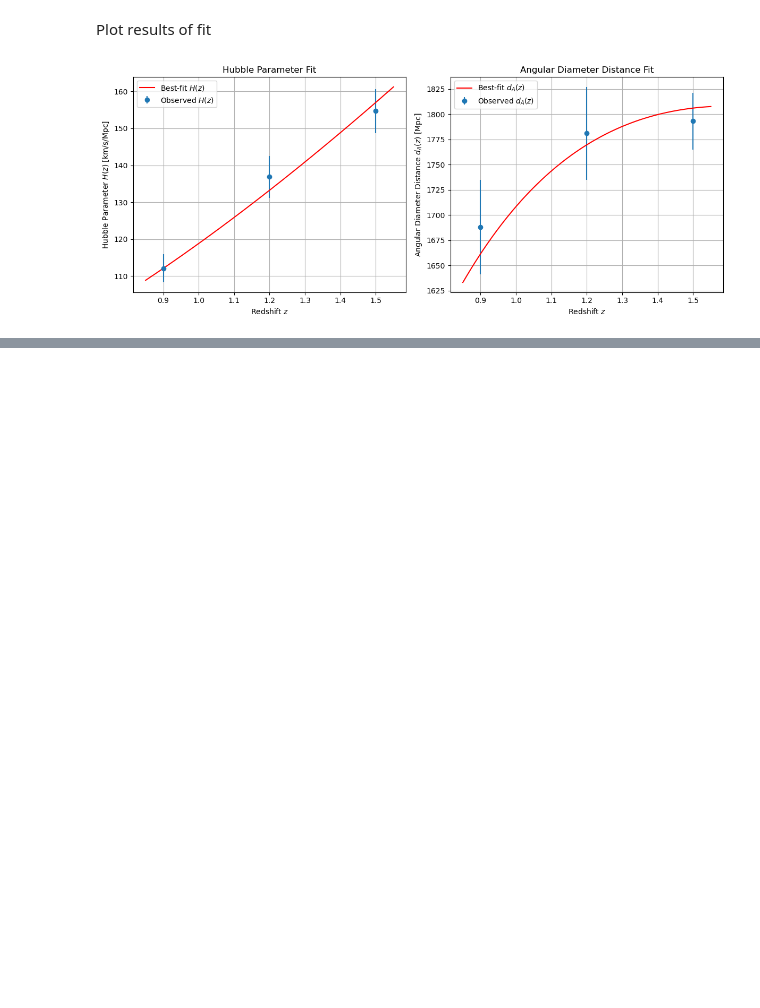
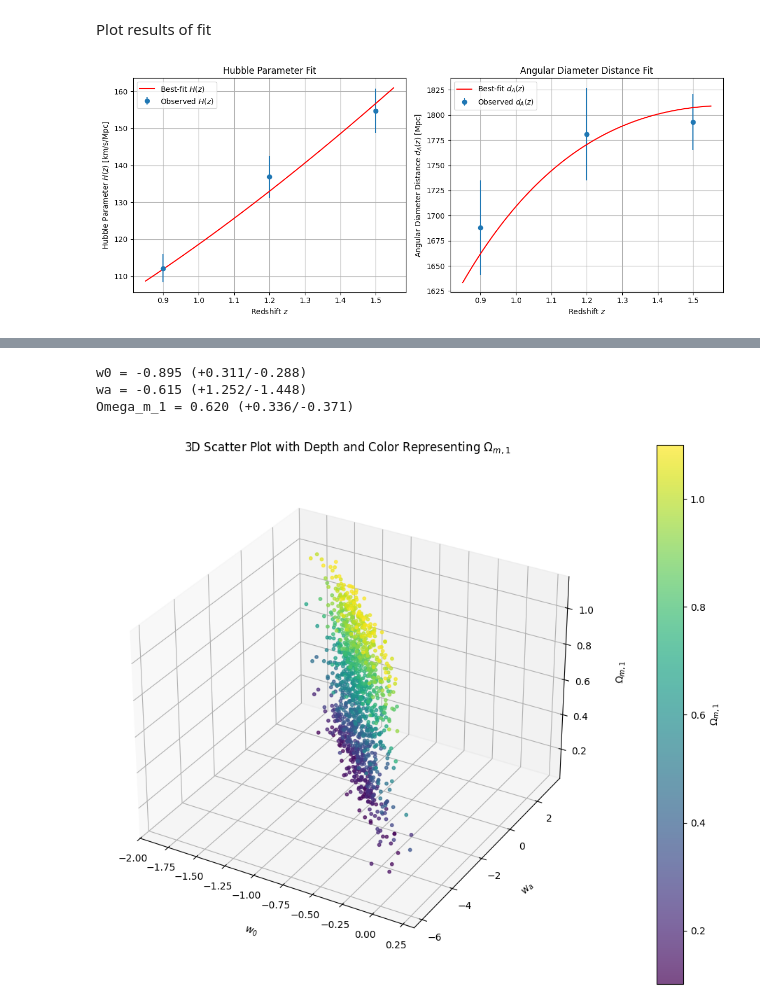
Before and after one commit to lbarazza/Cosmo-1, a Jupyter notebook: assignment2_clean.ipynb, the cells around one changed output, grey strips where cells are left out. Saved outputs shown, nothing was run; the diff lists cells and outputs as text; code cells hidden in the pictures; blank space fills up the shorter version.

```diff
--- a/assignment2_clean.ipynb
+++ b/assignment2_clean.ipynb
@@ -28,6 +98,10 @@ Omega_de = 1 - Omega_m  # Omega dark energy
 # %% [markdown]
 Functions to calculate H and $d_A$
 # %%
+def get_Omega_de(Omega_m_1):
+    return 1 - Omega_m_1
+
+
 # Hubble Parameter
 def hubble(z, w0, wa, H0, Omega_m, Omega_de):
     term1 = Omega_m * (1 + z)**3
@@ -221,0 +298,3 @@ Min Chi² Sample:
+# %%
+hubble_fit_func_4 = lambda z, w0, wa, Omega_m_1, Omega_de_1: hubble(z=z, w0=w0, wa=wa, H0=H0, Omega_m=Omega_m, Omega_de=Omega_de)
+dA_fit_func_4     = lambda z, w0, wa, Omega_m_1, Omega_de_1: angular_diameter_distance(z_array=z, w0=w0, wa=wa, H0=H0, Omega_m=Omega_m, Omega_de=Omega_de, c=c)
@@ -221,0 +324,13 @@ Min Chi² Sample:
+# %%
+# Params
+ndim = 3
+nwalkers = 32
+nsteps = 500
+
+# Initial guess
+p0 = np.array([-1.0, 0.0, 0.7])
+initial_positions = p0 + 1e-2 * np.random.randn(nwalkers, ndim)
+
+# Run MCMC
+sampler = emcee.EnsembleSampler(nwalkers, ndim, log_posterior_4)
+sampler.run_mcmc(initial_positions, nsteps, progress=True)
@@ -221,0 +355,46 @@ Min Chi² Sample:
+# %%
+from mpl_toolkits.mplot3d import Axes3D
+import matplotlib.pyplot as plt
+
+# Extract the samples
+samples = sampler.get_chain(discard=100, thin=10, flat=True)
+
+# Compute percentiles for w0, wa, and Omega_m_1
+w0_16, w0_50, w0_84 = np.percentile(samples[:, 0], [16, 50, 84])
+wa_16, wa_50, wa_84 = np.percentile(samples[:, 1], [16, 50, 84])
+Omega_m_1_16, Omega_m_1_50, Omega_m_1_84 = np.percentile(samples[:, 2], [16, 50, 84])
+
+# Print results
+print(f"w0 = {w0_50:.3f} (+{w0_84 - w0_50:.3f}/-{w0_50 - w0_16:.3f})")
+print(f"wa = {wa_50:.3f} (+{wa_84 - wa_50:.3f}/-{wa_50 - wa_16:.3f})")
+print(f"Omega_m_1 = {Omega_m_1_50:.3f} (+{Omega_m_1_84 - Omega_m_1_50:.3f}/-{Omega_m_1_50 - Omega_m_1_16:.3f})")
+
+# Create a 3D scatter plot
+fig = plt.figure(figsize=(12, 10))
+ax = fig.add_subplot(111, projection='3d')
+
+# Scatter plot of the samples with color representing Omega_m_1
+sc = ax.scatter(
+    samples[:, 0], samples[:, 1], samples[:, 2],
+    c=samples[:, 2], cmap='viridis', s=10, alpha=0.7, depthshade=True
+)
+
+# Add a colorbar to indicate the scale of Omega_m_1
+cbar = fig.colorbar(sc, ax=ax, pad=0.1)
+cbar.set_label(r"$\Omega_{m,1}$")
+
+# Label the axes
+ax.set_xlabel(r"$w_0$", labelpad=15)
+ax.set_ylabel(r"$w_a$", labelpad=15)
+ax.set_zlabel(r"$\Omega_{m,1}$", labelpad=15)
+
+# Add a title
+ax.set_title("3D Scatter Plot with Depth and Color Representing $\Omega_{m,1}$", pad=20)
+
+# Show the plot
+plt.show()
+# %% [output]
+w0 = -0.895 (+0.311/-0.288)
+wa = -0.615 (+1.252/-1.448)
+Omega_m_1 = 0.620 (+0.336/-0.371)
+[figure, added]
```
Also changed, not shown: parts of 13 cells of this notebook.
